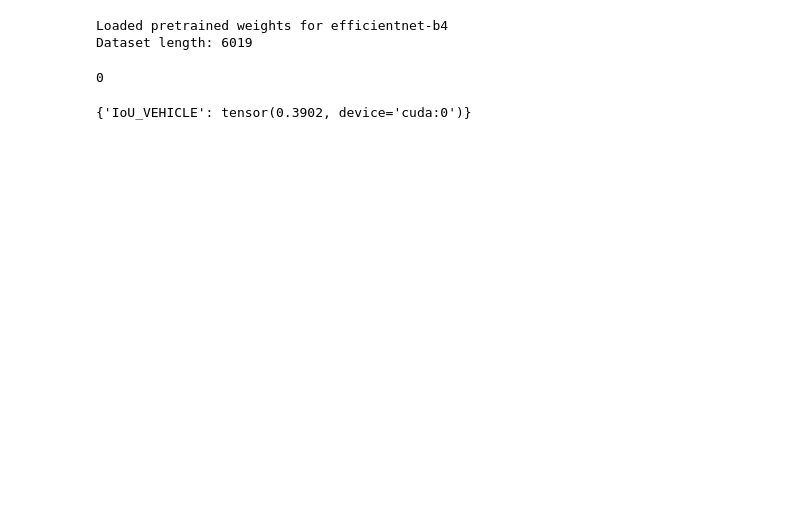
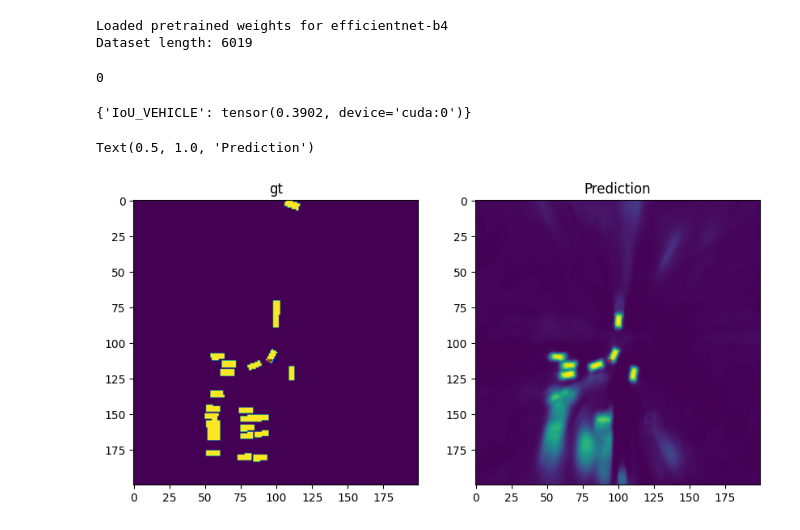
Before and after one commit to nargoo0328/cross_view_transformers, a Jupyter notebook: scripts/test_bug.ipynb, the cells around one changed output. Drawn from its saved outputs; the diff is of its cells as text; code cells hidden in the pictures; blank space fills up the shorter version.

```diff
--- a/scripts/test_bug.ipynb
+++ b/scripts/test_bug.ipynb
@@ -80,12 +84,12 @@ else:
             # loss[0].backward()
             # vis_result = viz(batch,pred)
     # if i ==5:
-            # break
+            break
 
-# if CHECKPOINT_PATH is None:
-#     for name, param in model.named_parameters():
-#         if param.requires_grad and param.grad is None:
-#             print(name)
+if CHECKPOINT_PATH is None:
+    for name, param in model.named_parameters():
+        if param.requires_grad and param.grad is None:
+            print(name)
 # model.metrics.update(pred,batch)
 # %% [output]
 0
@@ -109,18 +111,23 @@ feat[:,:,0]
 # %%
 batch_index = 0
 fig, (ax1, ax2) = plt.subplots(1, 2, figsize=(10, 8))
-y = 146
-x = 77
+y = 112
+x = 94
 vehicle_idx = [[4,5,6,7,8,10,11]]
 vehicles = [batch['bev'][:, idx].max(1, keepdim=True).values for idx in vehicle_idx]
 vehicles = torch.cat(vehicles, 1)
 ax1.imshow(vehicles[batch_index,0].detach().cpu().numpy())
 ax1.scatter([x],[y], s=2, c='r')
+ax1.scatter([x+2],[y], s=2, c='g')
+ax1.scatter([x+4],[y], s=2, c='b')
 ax1.set_title('gt')
 
 ax2.imshow(((pred['VEHICLE'][batch_index,0].sigmoid().detach().cpu())).numpy())
 ax2.scatter([x],[y], s=2, c='r')
 ax2.set_title('Prediction')
 # plt.title('2D')
+# %% [output]
+Text(0.5, 1.0, 'Prediction')
+[figure, added]
 # %%
 # mean height supervised
```
Also changed, not shown: parts of 3 cells of this notebook, 3 other files.
